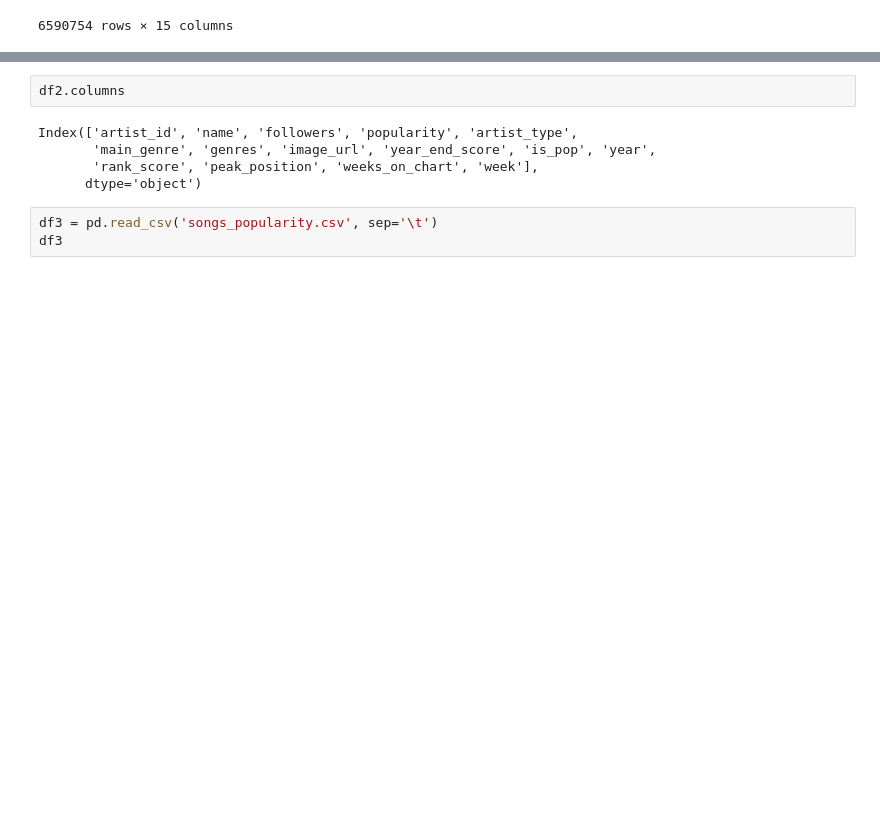
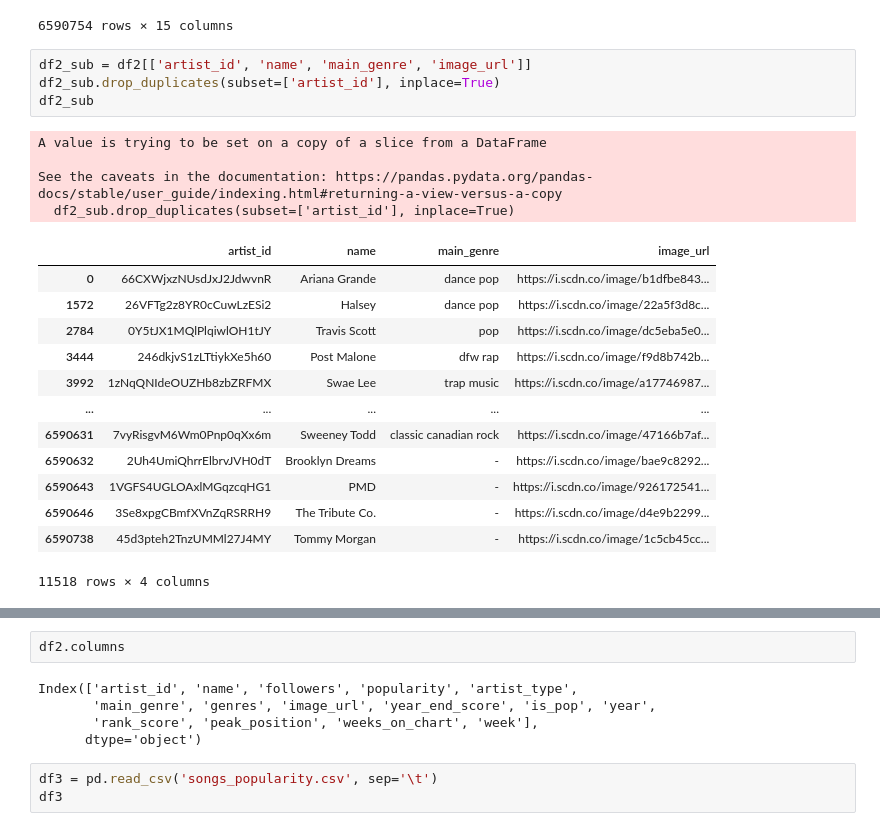
Before and after one commit to andr3w6826/hitformula.fm, a Jupyter notebook: andrew.ipynb, the cells around one changed output, grey strips where cells are left out. Cells and saved outputs as stored; diff of their text form; blank space fills up the shorter version.

```diff
--- a/andrew.ipynb
+++ b/andrew.ipynb
@@ -57,3 +57,25 @@ df2
 | 6590752 | 45d3pteh2TnzUMMl27J4MY | Tommy Morgan | 78.0 | 15 | singer | - | [] | https://i.scdn.co/image/1c5cb45cc... | ... |
 | 6590753 | 45d3pteh2TnzUMMl27J4MY | Tommy Morgan | 78.0 | 15 | singer | - | [] | https://i.scdn.co/image/1c5cb45cc... | ... |
 6590754 rows × 15 columns
+# %%
+df2_sub = df2[['artist_id', 'name', 'main_genre', 'image_url']]
+df2_sub.drop_duplicates(subset=['artist_id'], inplace=True)
+df2_sub
+# %% [output]
+A value is trying to be set on a copy of a slice from a DataFrame
+
+See the caveats in the documentation: https://pandas.pydata.org/pandas-docs/stable/user_guide/indexing.html#returning-a-view-versus-a-copy
+  df2_sub.drop_duplicates(subset=['artist_id'], inplace=True)
+|  | artist_id | name | main_genre | image_url |
+| 0 | 66CXWjxzNUsdJxJ2JdwvnR | Ariana Grande | dance pop | https://i.scdn.co/image/b1dfbe843... |
+| 1572 | 26VFTg2z8YR0cCuwLzESi2 | Halsey | dance pop | https://i.scdn.co/image/22a5f3d8c... |
+| 2784 | 0Y5tJX1MQlPlqiwlOH1tJY | Travis Scott | pop | https://i.scdn.co/image/dc5eba5e0... |
+| 3444 | 246dkjvS1zLTtiykXe5h60 | Post Malone | dfw rap | https://i.scdn.co/image/f9d8b742b... |
+| 3992 | 1zNqQNIdeOUZHb8zbZRFMX | Swae Lee | trap music | https://i.scdn.co/image/a17746987... |
+| ... | ... | ... | ... | ... |
+| 6590631 | 7vyRisgvM6Wm0Pnp0qXx6m | Sweeney Todd | classic canadian rock | https://i.scdn.co/image/47166b7af... |
+| 6590632 | 2Uh4UmiQhrrElbrvJVH0dT | Brooklyn Dreams | - | https://i.scdn.co/image/bae9c8292... |
+| 6590643 | 1VGFS4UGLOAxlMGqzcqHG1 | PMD | - | https://i.scdn.co/image/926172541... |
+| 6590646 | 3Se8xpgCBmfXVnZqRSRRH9 | The Tribute Co. | - | https://i.scdn.co/image/d4e9b2299... |
+| 6590738 | 45d3pteh2TnzUMMl27J4MY | Tommy Morgan | - | https://i.scdn.co/image/1c5cb45cc... |
+11518 rows × 4 columns
```
Also changed, not shown: parts of 7 cells of this notebook, 3 other files.
